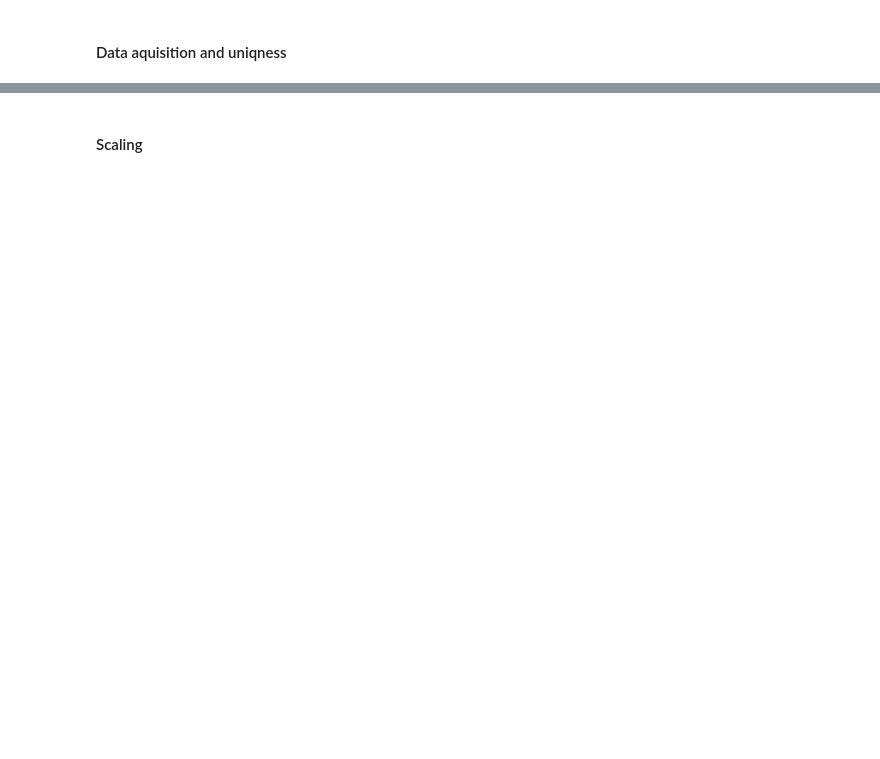
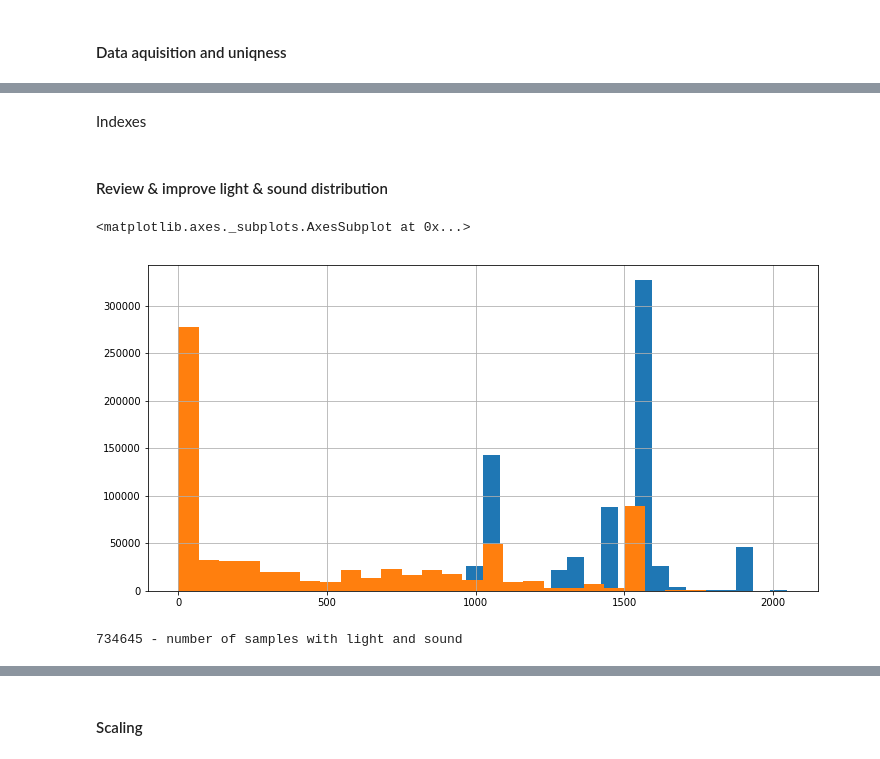
Before and after one commit to radek/ga-projects, a Jupyter notebook: project-06/Dataset-01-Preparation-and-Visualization.ipynb, the cells around one changed output, grey strips where cells are left out. Drawn from its saved outputs; the diff is of its cells as text; code cells hidden in the pictures; blank space fills up the shorter version.

```diff
--- a/project-06/Dataset-01-Preparation-and-Visualization.ipynb
+++ b/project-06/Dataset-01-Preparation-and-Visualization.ipynb
@@ -37,3 +57,14 @@ Setting up index
+# %% [markdown]
+Indexes
 # %%
 df['timestamp']=pd.to_datetime(df['time'].apply(lambda x: x[:-7]))
-df.set_index('timestamp', inplace=True)
+df.set_index(['id', 'timestamp'], inplace=True)
+# %% [markdown]
+#### Review & improve light & sound distribution
+# %%
+import numpy as np
+df['sound'].hist(bins=30, figsize = (12,6))
+df['light'].hist(bins=30, figsize = (12,6))
+# %% [output]
+<matplotlib.axes._subplots.AxesSubplot at 0x...>
+[figure, added]
@@ -39,0 +77,5 @@ df.set_index('timestamp', inplace=True)
+# %%
+df = df[(df[['light_log','sound_log']] != 0).all(axis=1)]
+print(df['motion'].count(), '- number of samples with light and sound')
+# %% [output]
+734645 - number of samples with light and sound
```
Also changed, not shown: parts of 56 cells of this notebook, 2 other files.
